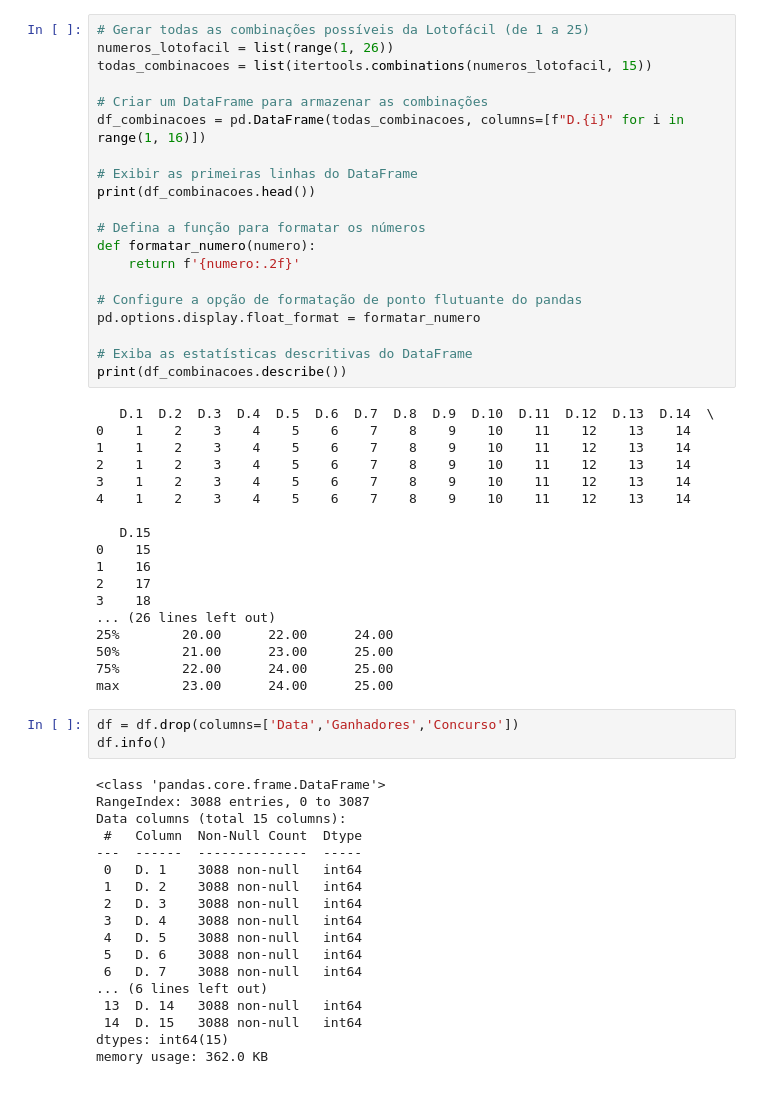
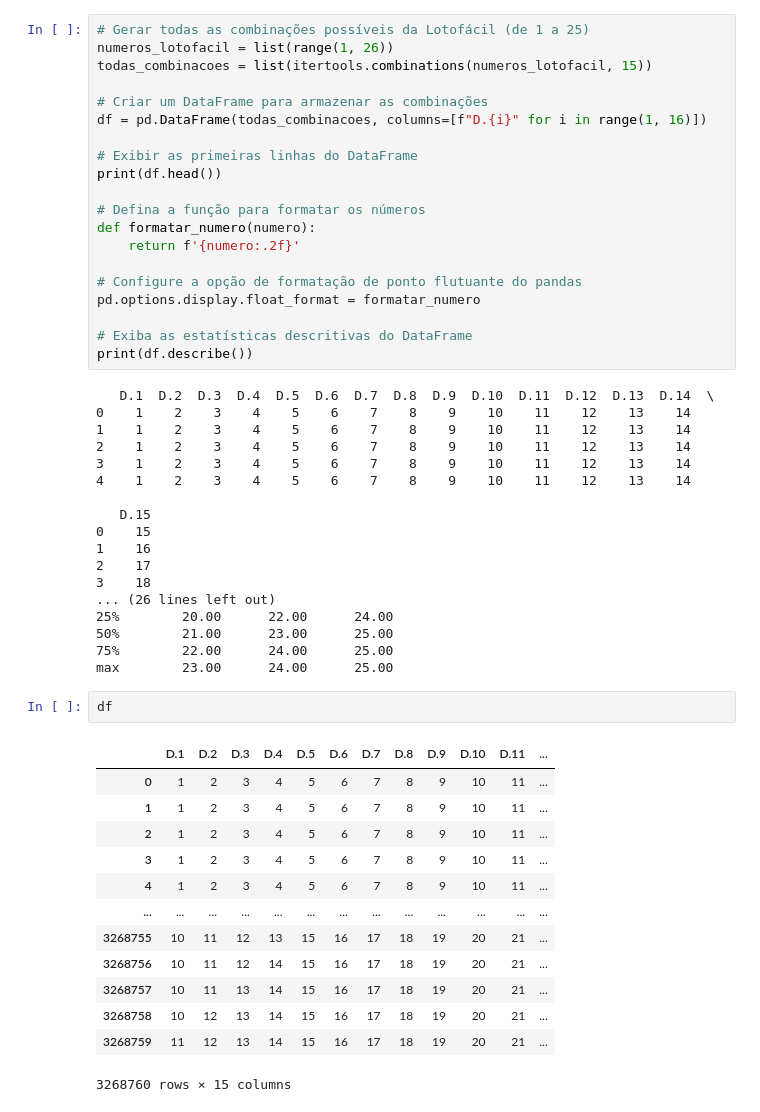
Before and after one commit to Wellohi/ialoto, a Jupyter notebook: notebook/IA_Lotofácil.ipynb, the cells around one changed output. Cells and saved outputs as stored; diff of their text form.

```diff
--- a/notebook/IA_Lotofácil.ipynb
+++ b/notebook/IA_Lotofácil.ipynb
@@ -46,10 +79,10 @@ numeros_lotofacil = list(range(1, 26))
 todas_combinacoes = list(itertools.combinations(numeros_lotofacil, 15))
 
 # Criar um DataFrame para armazenar as combinações
-df_combinacoes = pd.DataFrame(todas_combinacoes, columns=[f"D.{i}" for i in range(1, 16)])
+df = pd.DataFrame(todas_combinacoes, columns=[f"D.{i}" for i in range(1, 16)])
 
 # Exibir as primeiras linhas do DataFrame
-print(df_combinacoes.head())
+print(df.head())
 
 # Defina a função para formatar os números
 def formatar_numero(numero):
@@ -59,7 +92,7 @@ def formatar_numero(numero):
 pd.options.display.float_format = formatar_numero
 
 # Exiba as estatísticas descritivas do DataFrame
-print(df_combinacoes.describe())
+print(df.describe())
 # %% [output]
    D.1  D.2  D.3  D.4  D.5  D.6  D.7  D.8  D.9  D.10  D.11  D.12  D.13  D.14  \
 0    1    2    3    4    5    6    7    8    9    10    11    12    13    14
@@ -78,26 +111,21 @@ print(df_combinacoes.describe())
 50%        21.00      23.00      25.00
 75%        22.00      24.00      25.00
 max        23.00      24.00      25.00
-# %%
-df = df.drop(columns=['Data','Ganhadores','Concurso'])
-df.info()
-# %% [output]
-<class 'pandas.core.frame.DataFrame'>
-RangeIndex: 3088 entries, 0 to 3087
-Data columns (total 15 columns):
- #   Column  Non-Null Count  Dtype
----  ------  --------------  -----
- 0   D. 1    3088 non-null   int64
- 1   D. 2    3088 non-null   int64
- 2   D. 3    3088 non-null   int64
- 3   D. 4    3088 non-null   int64
- 4   D. 5    3088 non-null   int64
- 5   D. 6    3088 non-null   int64
- 6   D. 7    3088 non-null   int64
-... (6 lines left out)
- 13  D. 14   3088 non-null   int64
- 14  D. 15   3088 non-null   int64
-dtypes: int64(15)
-memory usage: 362.0 KB
+# %%
+df
+# %% [output]
+|  | D.1 | D.2 | D.3 | D.4 | D.5 | D.6 | D.7 | D.8 | D.9 | D.10 | D.11 | ... |
+| 0 | 1 | 2 | 3 | 4 | 5 | 6 | 7 | 8 | 9 | 10 | 11 | ... |
+| 1 | 1 | 2 | 3 | 4 | 5 | 6 | 7 | 8 | 9 | 10 | 11 | ... |
+| 2 | 1 | 2 | 3 | 4 | 5 | 6 | 7 | 8 | 9 | 10 | 11 | ... |
+| 3 | 1 | 2 | 3 | 4 | 5 | 6 | 7 | 8 | 9 | 10 | 11 | ... |
+| 4 | 1 | 2 | 3 | 4 | 5 | 6 | 7 | 8 | 9 | 10 | 11 | ... |
+| ... | ... | ... | ... | ... | ... | ... | ... | ... | ... | ... | ... | ... |
+| 3268755 | 10 | 11 | 12 | 13 | 15 | 16 | 17 | 18 | 19 | 20 | 21 | ... |
+| 3268756 | 10 | 11 | 12 | 14 | 15 | 16 | 17 | 18 | 19 | 20 | 21 | ... |
+| 3268757 | 10 | 11 | 13 | 14 | 15 | 16 | 17 | 18 | 19 | 20 | 21 | ... |
+| 3268758 | 10 | 12 | 13 | 14 | 15 | 16 | 17 | 18 | 19 | 20 | 21 | ... |
+| 3268759 | 11 | 12 | 13 | 14 | 15 | 16 | 17 | 18 | 19 | 20 | 21 | ... |
+3268760 rows × 15 columns
 # %%
 # Criar características dos números sorteados
```
Also changed, not shown: parts of 10 cells of this notebook, 3 other files.
